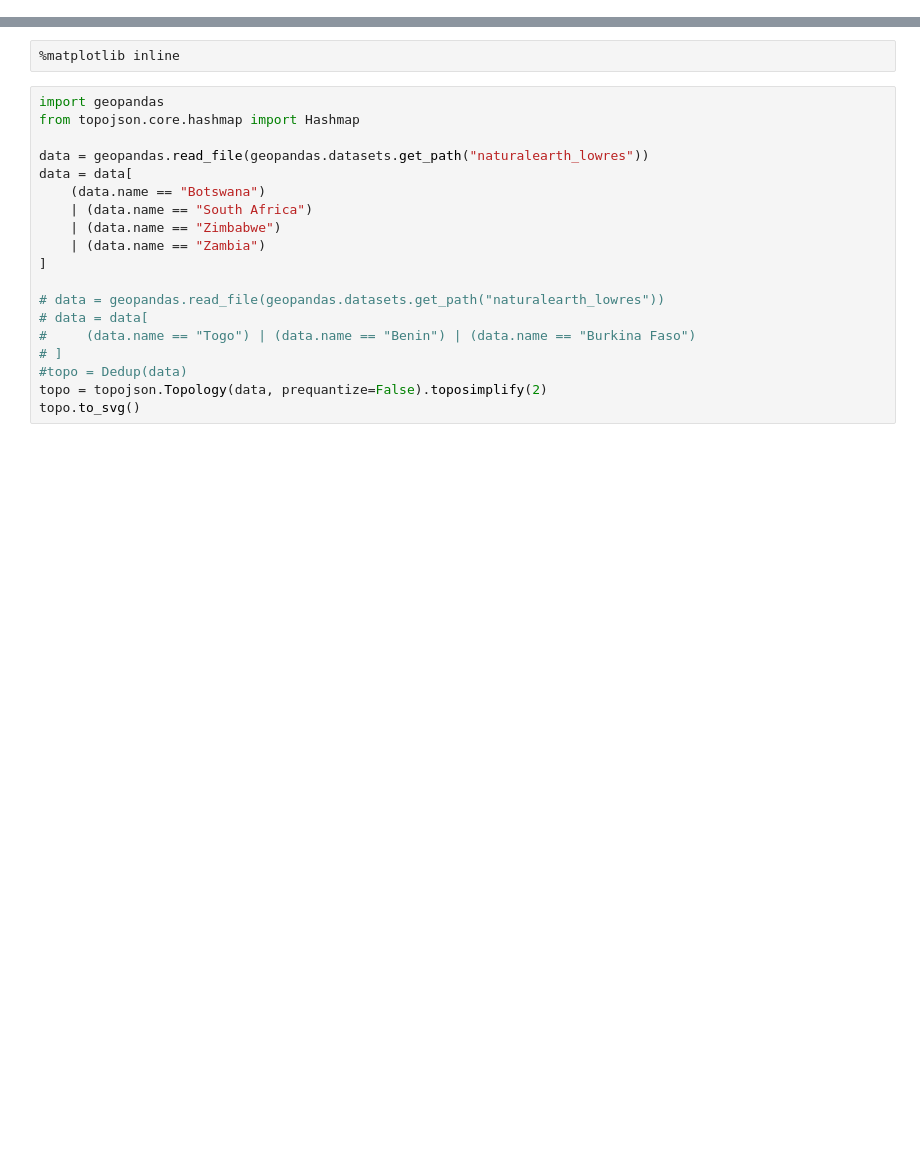
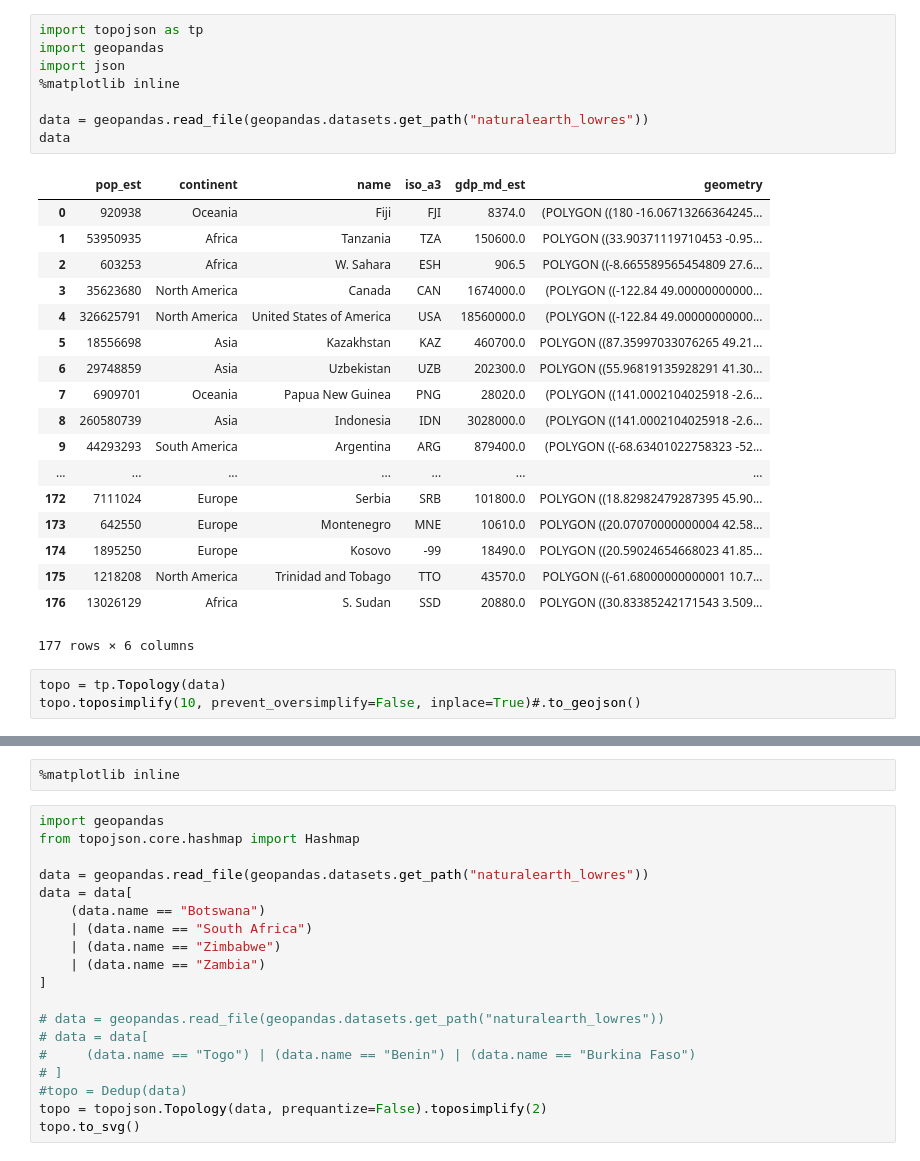
Before and after one commit to mattijn/topojson, a Jupyter notebook: Untitled.ipynb, the cells around one changed output, grey strips where cells are left out. Saved outputs shown, nothing was run; the diff lists cells and outputs as text; blank space fills up the shorter version.

```diff
--- a/Untitled.ipynb
+++ b/Untitled.ipynb
@@ -29,0 +1,30 @@ topojson.Topology(data, shared_coords=True).to_alt()
+# %%
+import topojson as tp
+import geopandas
+import json
+%matplotlib inline
+
+data = geopandas.read_file(geopandas.datasets.get_path("naturalearth_lowres"))
+data
+# %% [output]
+|  | pop_est | continent | name | iso_a3 | gdp_md_est | geometry |
+| 0 | 920938 | Oceania | Fiji | FJI | 8374.0 | (POLYGON ((180 -16.06713266364245... |
+| 1 | 53950935 | Africa | Tanzania | TZA | 150600.0 | POLYGON ((33.90371119710453 -0.95... |
+| 2 | 603253 | Africa | W. Sahara | ESH | 906.5 | POLYGON ((-8.665589565454809 27.6... |
+| 3 | 35623680 | North America | Canada | CAN | 1674000.0 | (POLYGON ((-122.84 49.00000000000... |
+| 4 | 326625791 | North America | United States of America | USA | 18560000.0 | (POLYGON ((-122.84 49.00000000000... |
+| 5 | 18556698 | Asia | Kazakhstan | KAZ | 460700.0 | POLYGON ((87.35997033076265 49.21... |
+| 6 | 29748859 | Asia | Uzbekistan | UZB | 202300.0 | POLYGON ((55.96819135928291 41.30... |
+| 7 | 6909701 | Oceania | Papua New Guinea | PNG | 28020.0 | (POLYGON ((141.0002104025918 -2.6... |
+| 8 | 260580739 | Asia | Indonesia | IDN | 3028000.0 | (POLYGON ((141.0002104025918 -2.6... |
+| 9 | 44293293 | South America | Argentina | ARG | 879400.0 | (POLYGON ((-68.63401022758323 -52... |
+| ... | ... | ... | ... | ... | ... | ... |
+| 172 | 7111024 | Europe | Serbia | SRB | 101800.0 | POLYGON ((18.82982479287395 45.90... |
+| 173 | 642550 | Europe | Montenegro | MNE | 10610.0 | POLYGON ((20.07070000000004 42.58... |
+| 174 | 1895250 | Europe | Kosovo | -99 | 18490.0 | POLYGON ((20.59024654668023 41.85... |
+| 175 | 1218208 | North America | Trinidad and Tobago | TTO | 43570.0 | POLYGON ((-61.68000000000001 10.7... |
+| 176 | 13026129 | Africa | S. Sudan | SSD | 20880.0 | POLYGON ((30.83385242171543 3.509... |
+177 rows × 6 columns
+# %%
+topo = tp.Topology(data)
+topo.toposimplify(10, prevent_oversimplify=False, inplace=True)#.to_geojson()
```
Also changed, not shown: parts of 9 cells of this notebook, 3 other files.
